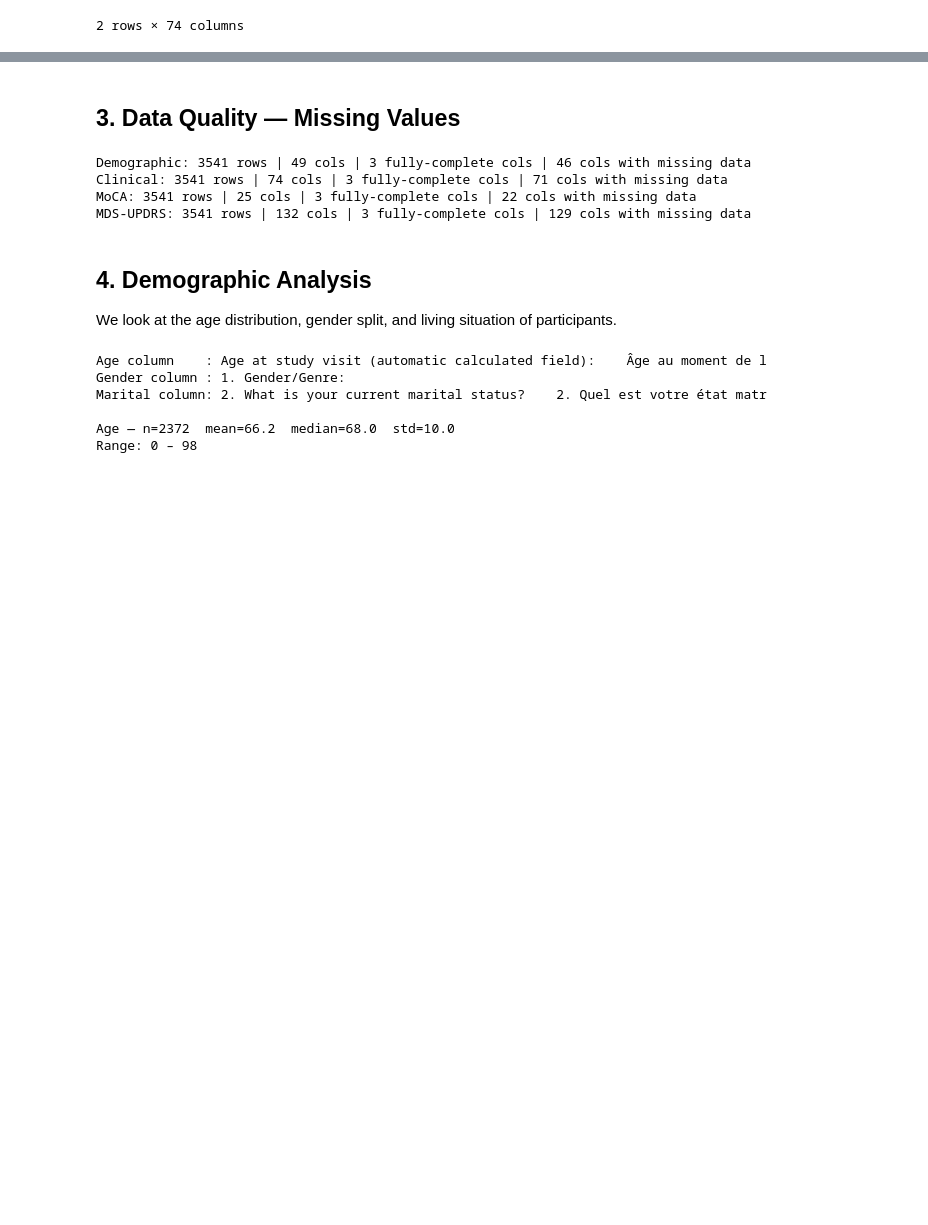
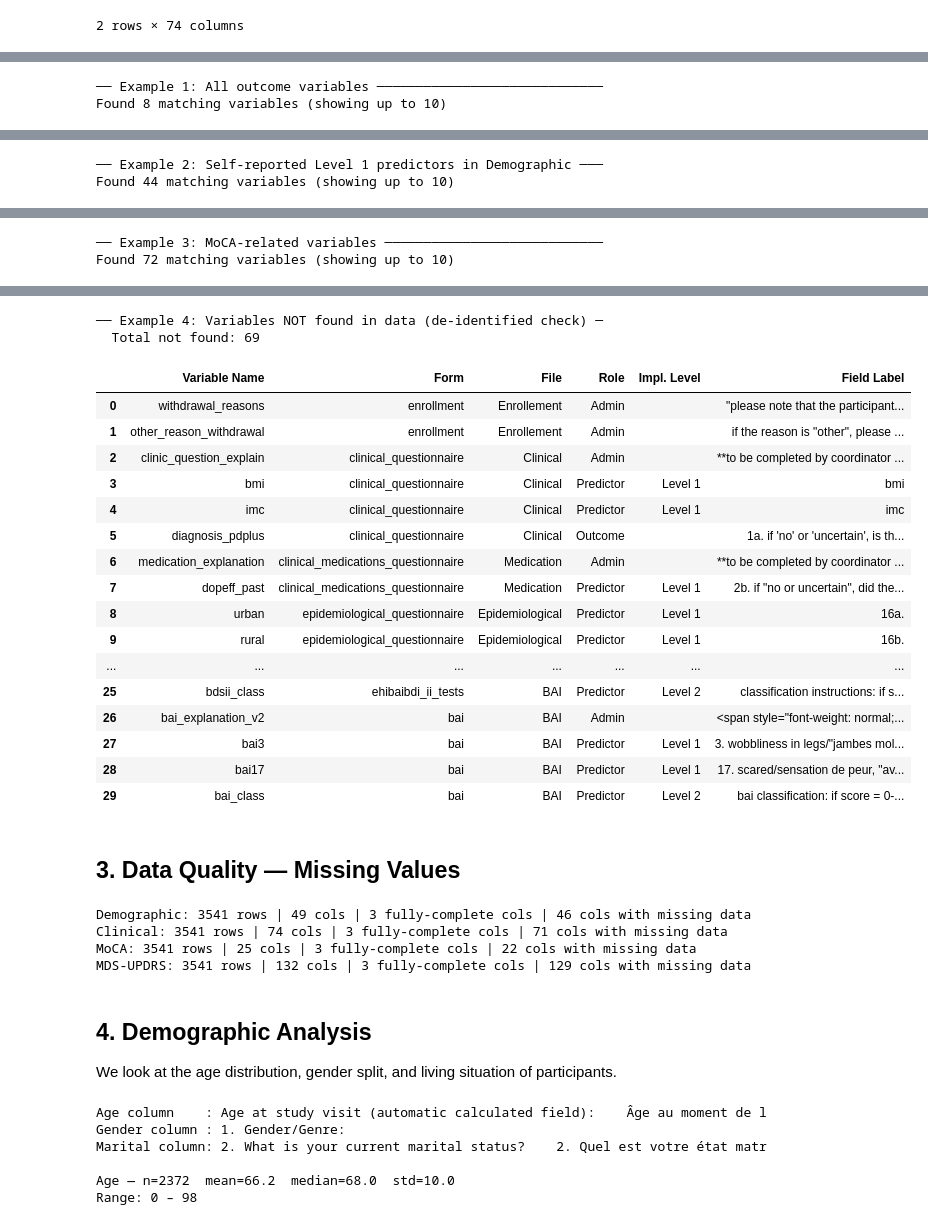
Before and after one commit to therealmanraj/SSC, a Jupyter notebook: notebook.ipynb, the cells around one changed output, grey strips where cells are left out. Saved outputs shown, nothing was run; the diff lists cells and outputs as text; code cells hidden in the pictures; blank space fills up the shorter version.

```diff
--- a/notebook.ipynb
+++ b/notebook.ipynb
@@ -115,0 +484,51 @@ display(clin.head(2))
+# %%
+# ── Helper: look up any variable interactively ────────────────────────────────
+def lookup(query, role_filter=None, impl_filter=None, file_filter=None, top_n=20):
+    """
+    Search the cross-reference by variable name, field label, or file.
+
+    Parameters
+    ----------
+    query        : str  — substring to search across Variable Name and Field Label
+    role_filter  : str  — e.g. 'Predictor', 'Outcome'
+    impl_filter  : str  — e.g. 'Level 1', 'Level 2'
+    file_filter  : str  — e.g. 'MDS-UPDRS', 'Demographic'
+    top_n        : int  — max rows to display
+    """
+    mask = (
+        cross_ref['Variable Name'].str.contains(query, case=False, na=False) |
+        cross_ref['Field Label'].str.contains(query, case=False, na=False)
+    )
+    result = cross_ref[mask].copy()
+    if role_filter:
+        result = result[result['Role'] == role_filter]
+    if impl_filter:
+        result = result[result['Impl. Level'] == impl_filter]
+    if file_filter:
+        result = result[result['File'].str.contains(file_filter, case=False, na=False)]
+
+    cols = ['Variable Name', 'File', 'Role', 'Impl. Level',
+            'Found in Data', 'Field Label', '% Missing', 'Top Values']
+    print(f"Found {len(result)} matching variables (showing up to {top_n})\n")
+    display(result[cols].head(top_n).reset_index(drop=True))
+
+
+# ── Example usages ────────────────────────────────────────────────────────────
+print("── Example 1: All outcome variables ─────────────────────────────")
+lookup('', role_filter='Outcome', top_n=10)
+
+print("\n── Example 2: Self-reported Level 1 predictors in Demographic ───")
+lookup('', impl_filter='Level 1', file_filter='Demographic', top_n=10)
+
+print("\n── Example 3: MoCA-related variables ────────────────────────────")
+lookup('moca', top_n=10)
+
+print("\n── Example 4: Variables NOT found in data (de-identified check) ─")
+not_found_df = cross_ref[cross_ref['Found in Data'] == 'No'][
+    ['Variable Name', 'Form', 'File', 'Role', 'Impl. Level', 'Field Label']
+]
+print(f"  Total not found: {len(not_found_df)}")
+display(not_found_df.head(30).reset_index(drop=True))
+# %% [output]
+── Example 1: All outcome variables ─────────────────────────────
+Found 8 matching variables (showing up to 10)
@@ -115,0 +544,2 @@ display(clin.head(2))
+── Example 2: Self-reported Level 1 predictors in Demographic ───
+Found 44 matching variables (showing up to 10)
@@ -115,0 +557,2 @@ display(clin.head(2))
+── Example 3: MoCA-related variables ────────────────────────────
+Found 72 matching variables (showing up to 10)
@@ -116,3 +570,22 @@ display(clin.head(2))
+── Example 4: Variables NOT found in data (de-identified check) ─
+  Total not found: 69
+|  | Variable Name | Form | File | Role | Impl. Level | Field Label |
+| 0 | withdrawal_reasons | enrollment | Enrollement | Admin |  | "please note that the participant... |
+| 1 | other_reason_withdrawal | enrollment | Enrollement | Admin |  | if the reason is "other", please ... |
+| 2 | clinic_question_explain | clinical_questionnaire | Clinical | Admin |  | **to be completed by coordinator ... |
+| 3 | bmi | clinical_questionnaire | Clinical | Predictor | Level 1 | bmi |
+| 4 | imc | clinical_questionnaire | Clinical | Predictor | Level 1 | imc |
+| 5 | diagnosis_pdplus | clinical_questionnaire | Clinical | Outcome |  | 1a. if 'no' or 'uncertain', is th... |
+| 6 | medication_explanation | clinical_medications_questionnaire | Medication | Admin |  | **to be completed by coordinator ... |
+| 7 | dopeff_past | clinical_medications_questionnaire | Medication | Predictor | Level 1 | 2b. if "no or uncertain", did the... |
+| 8 | urban | epidemiological_questionnaire | Epidemiological | Predictor | Level 1 | 16a. |
+| 9 | rural | epidemiological_questionnaire | Epidemiological | Predictor | Level 1 | 16b. |
+| ... | ... | ... | ... | ... | ... | ... |
+| 25 | bdsii_class | ehibaibdi_ii_tests | BAI | Predictor | Level 2 | classification instructions: if s... |
+| 26 | bai_explanation_v2 | bai | BAI | Admin |  | <span style="font-weight: normal;... |
+| 27 | bai3 | bai | BAI | Predictor | Level 1 | 3. wobbliness in legs/"jambes mol... |
+| 28 | bai17 | bai | BAI | Predictor | Level 1 | 17. scared/sensation de peur, "av... |
+| 29 | bai_class | bai | BAI | Predictor | Level 2 | bai classification: if score = 0-... |
 # %% [markdown]
 ## 3. Data Quality — Missing Values
 # %%
```
Also changed, not shown: parts of 6 cells of this notebook.
